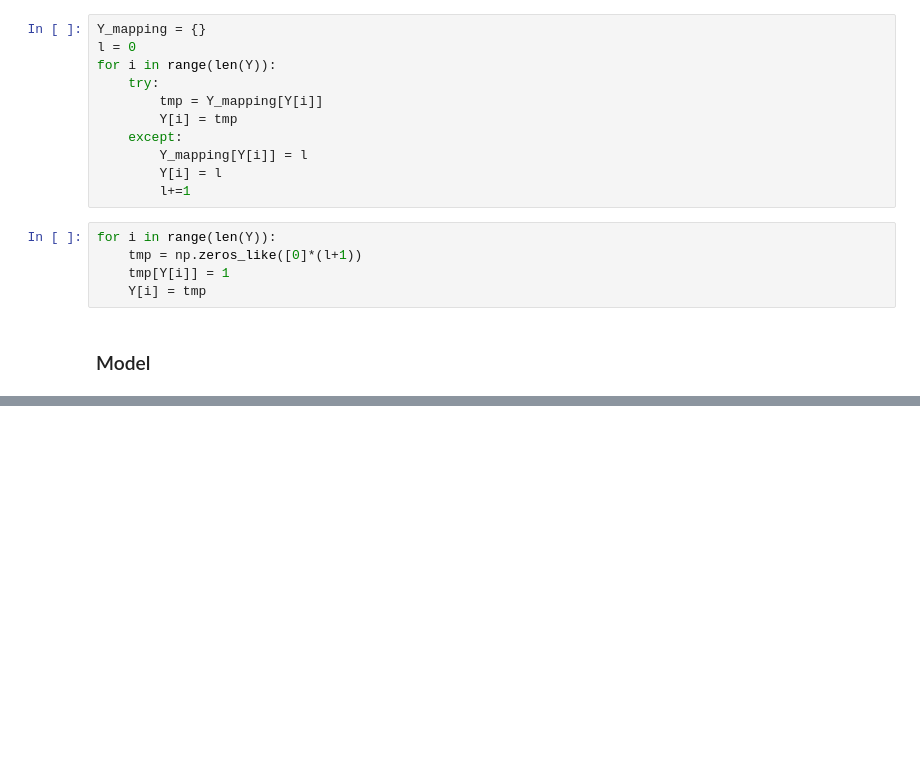
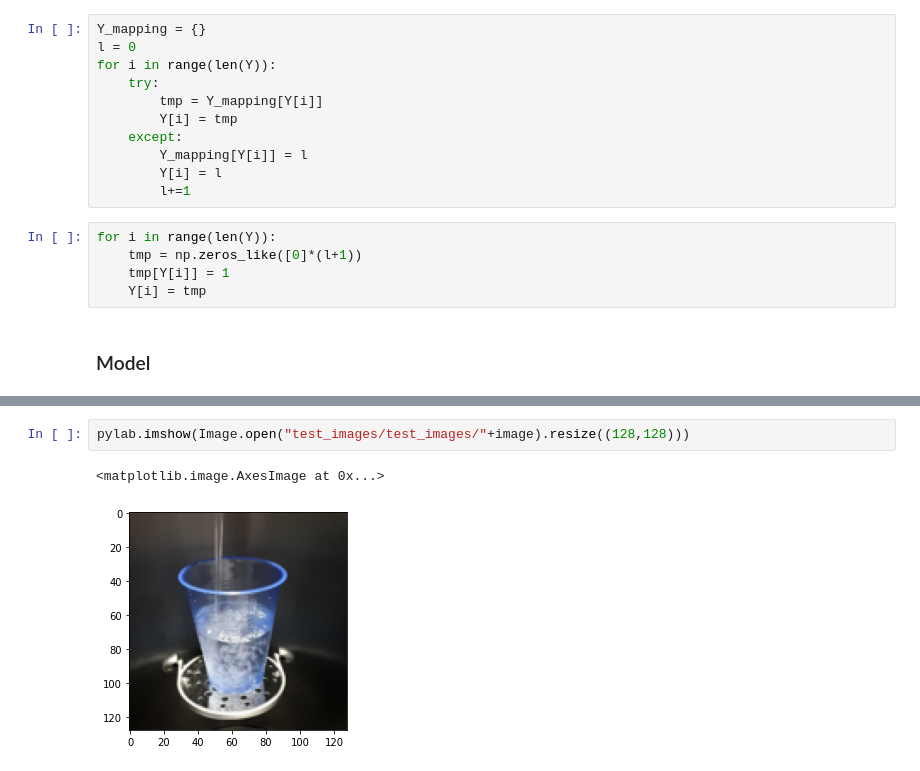
Before and after one commit to weathon/healthy-diet, a Jupyter notebook: food.ipynb, the cells around one changed output, grey strips where cells are left out. Saved outputs shown, nothing was run; the diff lists cells and outputs as text; blank space fills up the shorter version.

```diff
--- a/food.ipynb
+++ b/food.ipynb
@@ -83,0 +136,5 @@ KeyboardInterrupt:
+# %%
+pylab.imshow(Image.open("test_images/test_images/"+image).resize((128,128)))
+# %% [output]
+<matplotlib.image.AxesImage at 0x...>
+[figure, added]
```
Also changed, not shown: parts of 14 cells of this notebook.
